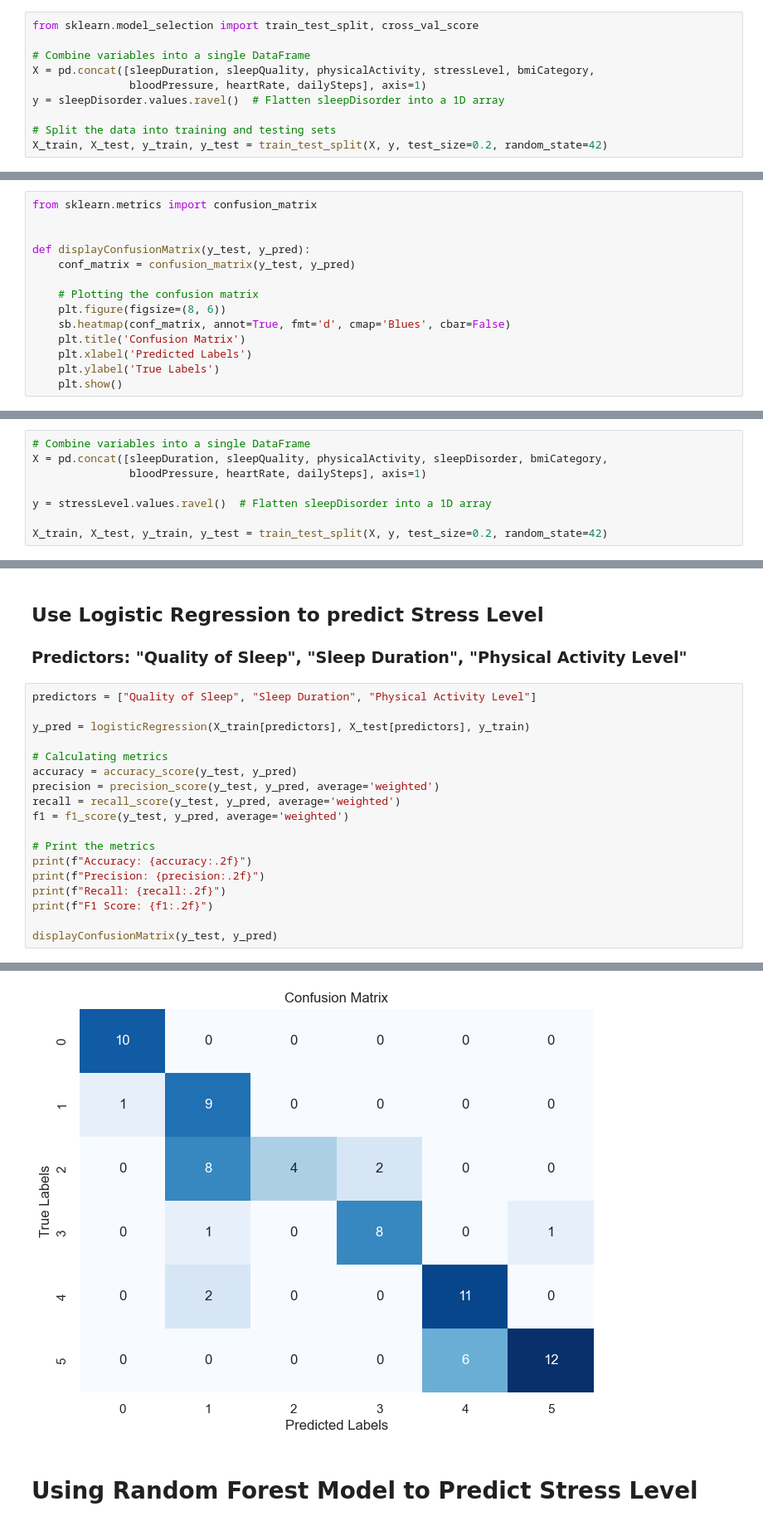
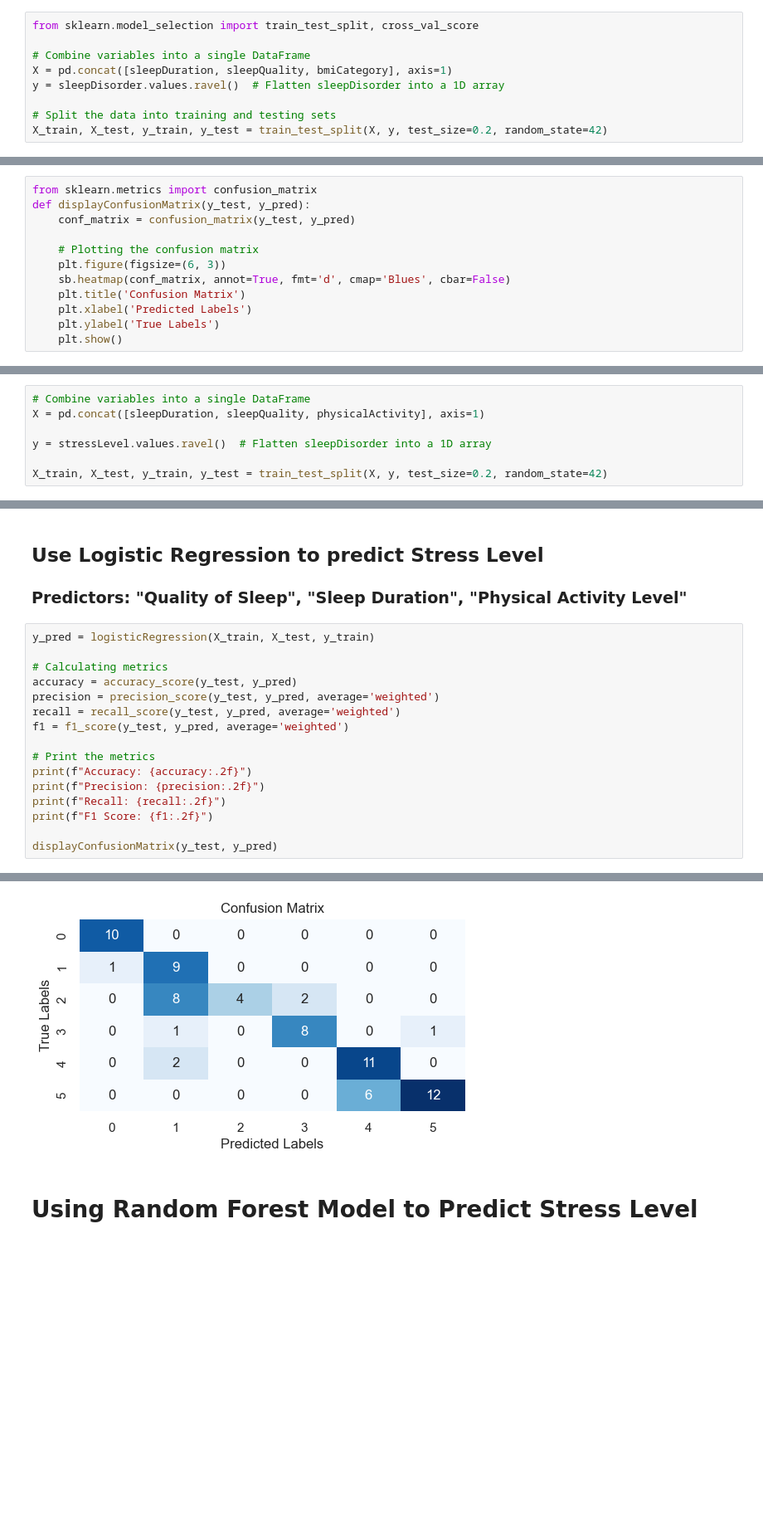
Before and after one commit to GrassjellyMoab/SC1015_MiniProject, a Jupyter notebook: SleepDisorderPred.ipynb, the cells around one changed output, grey strips where cells are left out. Shown at 83% size. Drawn from its saved outputs; the diff is of its cells as text; blank space fills up the shorter version.

```diff
--- a/SleepDisorderPred.ipynb
+++ b/SleepDisorderPred.ipynb
@@ -200,8 +216,7 @@ plt.show()
 from sklearn.model_selection import train_test_split, cross_val_score
 
 # Combine variables into a single DataFrame
-X = pd.concat([sleepDuration, sleepQuality, physicalActivity, stressLevel, bmiCategory,
-               bloodPressure, heartRate, dailySteps], axis=1)
+X = pd.concat([sleepDuration, sleepQuality, bmiCategory], axis=1)
 y = sleepDisorder.values.ravel()  # Flatten sleepDisorder into a 1D array
 
 # Split the data into training and testing sets
@@ -242,13 +257,11 @@ def getRocCurve(y_test, y_pred):
 ## Function to display confusion matrix
 # %%
 from sklearn.metrics import confusion_matrix
-
-
 def displayConfusionMatrix(y_test, y_pred):
     conf_matrix = confusion_matrix(y_test, y_pred)
 
     # Plotting the confusion matrix
-    plt.figure(figsize=(8, 6))
+    plt.figure(figsize=(6, 3))
     sb.heatmap(conf_matrix, annot=True, fmt='d', cmap='Blues', cbar=False)
     plt.title('Confusion Matrix')
     plt.xlabel('Predicted Labels')
@@ -426,8 +515,7 @@ getRocCurve(y_test, y_pred)
 ## Split the data into test and training sets
 # %%
 # Combine variables into a single DataFrame
-X = pd.concat([sleepDuration, sleepQuality, physicalActivity, sleepDisorder, bmiCategory,
-               bloodPressure, heartRate, dailySteps], axis=1)
+X = pd.concat([sleepDuration, sleepQuality, physicalActivity], axis=1)
 
 y = stressLevel.values.ravel()  # Flatten sleepDisorder into a 1D array
 
@@ -442,29 +530,27 @@ X_test_scaled = scaler.transform(X_test)
 ## Use Logistic Regression to predict Stress Level
 ### Predictors: "Quality of Sleep", "Sleep Duration", "Physical Activity Level"
 # %%
-predictors = ["Quality of Sleep", "Sleep Duration", "Physical Activity Level"]
-
-y_pred = logisticRegression(X_train[predictors], X_test[predictors], y_train)
+y_pred = logisticRegression(X_train, X_test, y_train)
 
 # Calculating metrics
 accuracy = accuracy_score(y_test, y_pred)
 precision = precision_score(y_test, y_pred, average='weighted')
 recall = recall_score(y_test, y_pred, average='weighted')
 f1 = f1_score(y_test, y_pred, average='weighted')
 
 # Print the metrics
 print(f"Accuracy: {accuracy:.2f}")
 print(f"Precision: {precision:.2f}")
 print(f"Recall: {recall:.2f}")
 print(f"F1 Score: {f1:.2f}")
 
 displayConfusionMatrix(y_test, y_pred)
 # %% [output]
 Accuracy: 0.72
 Precision: 0.81
 Recall: 0.72
 F1 Score: 0.71
-[figure, old version]
+[figure, new version]
 # %% [markdown]
 # Using Random Forest Model to Predict Stress Level
 # %% [markdown]
```
Also changed, not shown: parts of 21 cells of this notebook, 1 other file.
